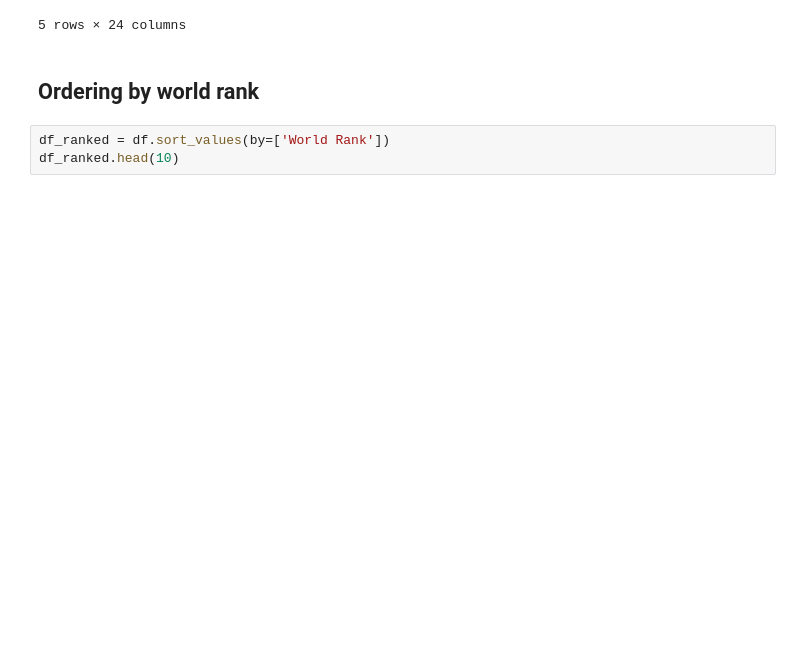
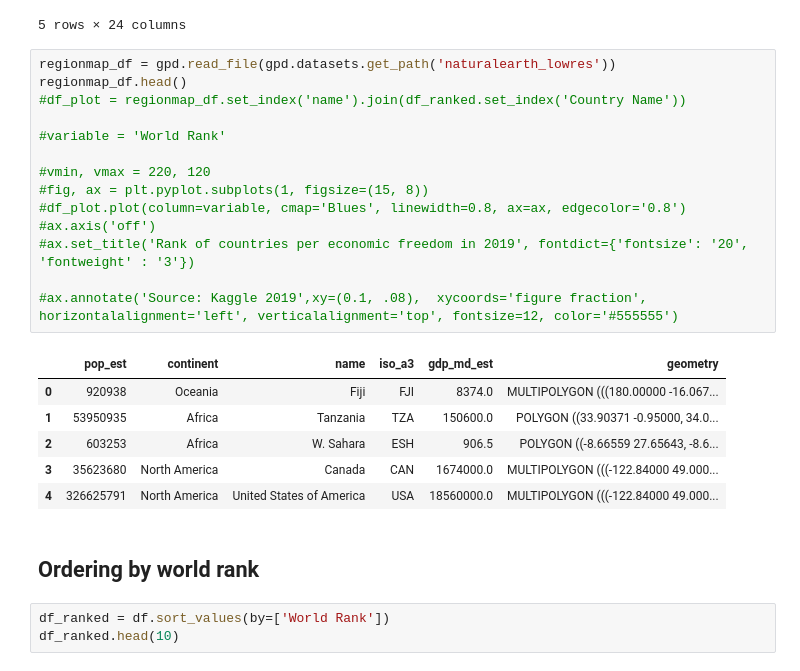
Before and after one commit to SadiaRana/WorldEconFree, a Jupyter notebook: World_Economics.ipynb, the cells around one changed output. Cells and saved outputs as stored; diff of their text form; blank space fills up the shorter version.

```diff
--- a/World_Economics.ipynb
+++ b/World_Economics.ipynb
@@ -139,6 +131,27 @@ df_1.groupby(['Region']).mean()
 | Middle East and North Africa | 90.285714 | 7.500000 | 61.257143 | 54.442857 | 51.685714 | 46.714286 | ... |
 | Sub-Saharan Africa | 128.586957 | 24.391304 | 54.026087 | 38.597826 | 36.426087 | 30.878261 | ... |
 5 rows × 24 columns
+# %%
+regionmap_df = gpd.read_file(gpd.datasets.get_path('naturalearth_lowres'))
+regionmap_df.head()
+#df_plot = regionmap_df.set_index('name').join(df_ranked.set_index('Country Name'))
+
+#variable = 'World Rank'
+
+#vmin, vmax = 220, 120
+#fig, ax = plt.pyplot.subplots(1, figsize=(15, 8))
+#df_plot.plot(column=variable, cmap='Blues', linewidth=0.8, ax=ax, edgecolor='0.8')
+#ax.axis('off')
+#ax.set_title('Rank of countries per economic freedom in 2019', fontdict={'fontsize': '20', 'fontweight' : '3'})
+
+#ax.annotate('Source: Kaggle 2019',xy=(0.1, .08),  xycoords='figure fraction', horizontalalignment='left', verticalalignment='top', fontsize=12, color='#555555')
+# %% [output]
+|  | pop_est | continent | name | iso_a3 | gdp_md_est | geometry |
+| 0 | 920938 | Oceania | Fiji | FJI | 8374.0 | MULTIPOLYGON (((180.00000 -16.067... |
+| 1 | 53950935 | Africa | Tanzania | TZA | 150600.0 | POLYGON ((33.90371 -0.95000, 34.0... |
+| 2 | 603253 | Africa | W. Sahara | ESH | 906.5 | POLYGON ((-8.66559 27.65643, -8.6... |
+| 3 | 35623680 | North America | Canada | CAN | 1674000.0 | MULTIPOLYGON (((-122.84000 49.000... |
+| 4 | 326625791 | North America | United States of America | USA | 18560000.0 | MULTIPOLYGON (((-122.84000 49.000... |
 # %% [markdown]
 ## Ordering by world rank
 # %%
```
Also changed, not shown: parts of 6 cells of this notebook.
